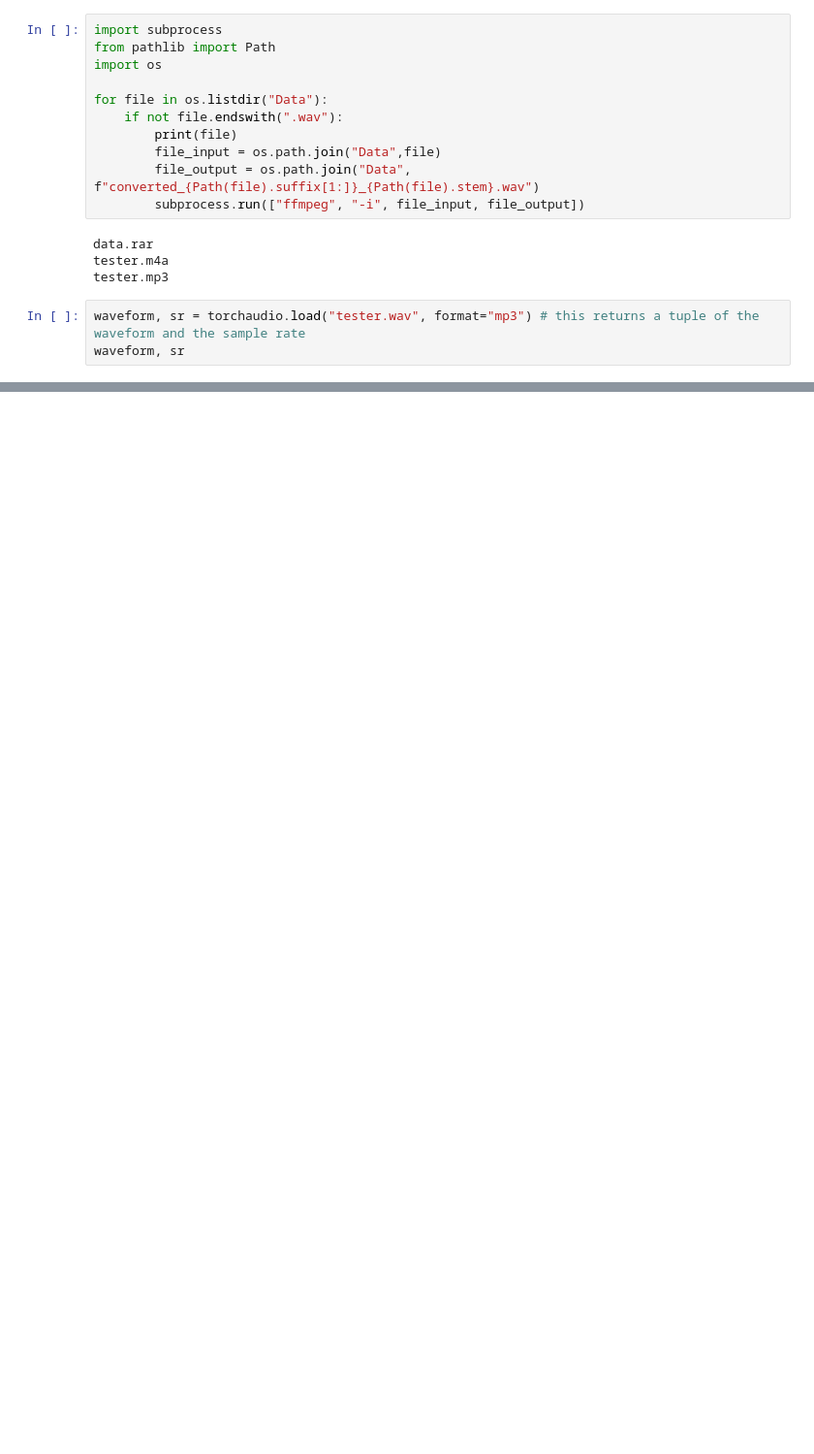
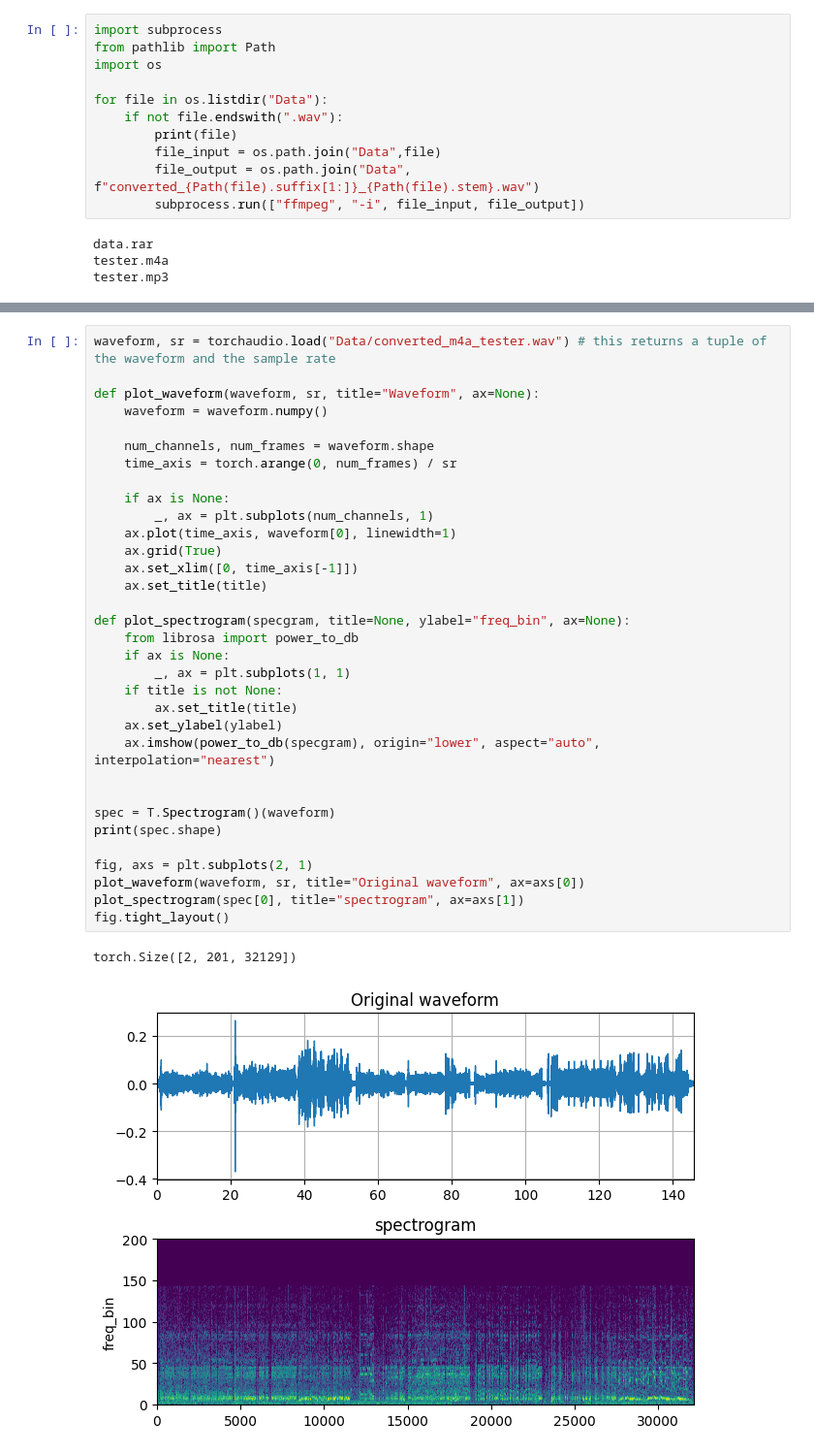
Before and after one commit to Apros7/Hackathons, a Jupyter notebook: Valhacks2024/tester.ipynb, the cells around one changed output, grey strips where cells are left out. Shown: that part at 97% size. Saved outputs shown, nothing was run; the diff lists cells and outputs as text; blank space fills up the shorter version.

Commit message:
spectrogram mm

```diff
--- a/Valhacks2024/tester.ipynb
+++ b/Valhacks2024/tester.ipynb
@@ -18,6 +21,3 @@ for file in os.listdir("Data"):
 data.rar
 tester.m4a
 tester.mp3
-# %%
-waveform, sr = torchaudio.load("tester.wav", format="mp3") # this returns a tuple of the waveform and the sample rate
-waveform, sr
@@ -25,0 +27,36 @@ NameError: name 'torchaudio' is not defined
+# %%
+waveform, sr = torchaudio.load("Data/converted_m4a_tester.wav") # this returns a tuple of the waveform and the sample rate
+
+def plot_waveform(waveform, sr, title="Waveform", ax=None):
+    waveform = waveform.numpy()
+
+    num_channels, num_frames = waveform.shape
+    time_axis = torch.arange(0, num_frames) / sr
+
+    if ax is None:
+        _, ax = plt.subplots(num_channels, 1)
+    ax.plot(time_axis, waveform[0], linewidth=1)
+    ax.grid(True)
+    ax.set_xlim([0, time_axis[-1]])
+    ax.set_title(title)
+
+def plot_spectrogram(specgram, title=None, ylabel="freq_bin", ax=None):
+    from librosa import power_to_db
+    if ax is None:
+        _, ax = plt.subplots(1, 1)
+    if title is not None:
+        ax.set_title(title)
+    ax.set_ylabel(ylabel)
+    ax.imshow(power_to_db(specgram), origin="lower", aspect="auto", interpolation="nearest")
+
+
+spec = T.Spectrogram()(waveform)
+print(spec.shape)
+
+fig, axs = plt.subplots(2, 1)
+plot_waveform(waveform, sr, title="Original waveform", ax=axs[0])
+plot_spectrogram(spec[0], title="spectrogram", ax=axs[1])
+fig.tight_layout()
+# %% [output]
+torch.Size([2, 201, 32129])
+[figure, added]
```
Also changed, not shown: parts of 3 cells of this notebook, 2 other files.
